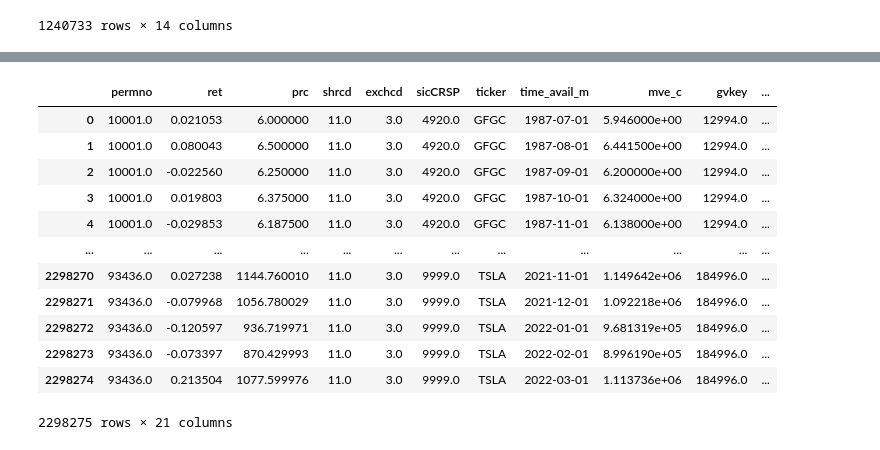
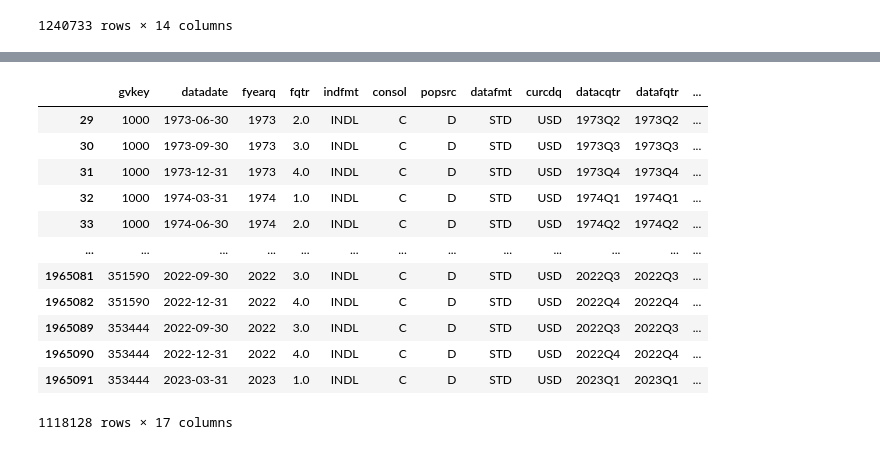
Before and after one commit to itsNH98/mixed_momentum, a Jupyter notebook: code/mixed_momentum.ipynb, the cells around one changed output, grey strips where cells are left out. Cells and saved outputs as stored; diff of their text form; code cells hidden in the pictures.

```diff
--- a/code/mixed_momentum.ipynb
+++ b/code/mixed_momentum.ipynb
@@ -142,16 +121,0 @@ lo = pd.merge(strat_df, sue_df, on=['gvkey', 'time_avail_m'])
-# %%
-lo
-# %% [output]
-|  | permno | ret | prc | shrcd | exchcd | sicCRSP | ticker | time_avail_m | mve_c | gvkey | ... |
-| 0 | 10001.0 | 0.021053 | 6.000000 | 11.0 | 3.0 | 4920.0 | GFGC | 1987-07-01 | 5.946000e+00 | 12994.0 | ... |
-| 1 | 10001.0 | 0.080043 | 6.500000 | 11.0 | 3.0 | 4920.0 | GFGC | 1987-08-01 | 6.441500e+00 | 12994.0 | ... |
-| 2 | 10001.0 | -0.022560 | 6.250000 | 11.0 | 3.0 | 4920.0 | GFGC | 1987-09-01 | 6.200000e+00 | 12994.0 | ... |
-| 3 | 10001.0 | 0.019803 | 6.375000 | 11.0 | 3.0 | 4920.0 | GFGC | 1987-10-01 | 6.324000e+00 | 12994.0 | ... |
-| 4 | 10001.0 | -0.029853 | 6.187500 | 11.0 | 3.0 | 4920.0 | GFGC | 1987-11-01 | 6.138000e+00 | 12994.0 | ... |
-| ... | ... | ... | ... | ... | ... | ... | ... | ... | ... | ... | ... |
-| 2298270 | 93436.0 | 0.027238 | 1144.760010 | 11.0 | 3.0 | 9999.0 | TSLA | 2021-11-01 | 1.149642e+06 | 184996.0 | ... |
-| 2298271 | 93436.0 | -0.079968 | 1056.780029 | 11.0 | 3.0 | 9999.0 | TSLA | 2021-12-01 | 1.092218e+06 | 184996.0 | ... |
-| 2298272 | 93436.0 | -0.120597 | 936.719971 | 11.0 | 3.0 | 9999.0 | TSLA | 2022-01-01 | 9.681319e+05 | 184996.0 | ... |
-| 2298273 | 93436.0 | -0.073397 | 870.429993 | 11.0 | 3.0 | 9999.0 | TSLA | 2022-02-01 | 8.996190e+05 | 184996.0 | ... |
-| 2298274 | 93436.0 | 0.213504 | 1077.599976 | 11.0 | 3.0 | 9999.0 | TSLA | 2022-03-01 | 1.113736e+06 | 184996.0 | ... |
-2298275 rows × 21 columns
@@ -159,0 +135,16 @@ lo['sue_high'] =
+# %%
+earnings
+# %% [output]
+|  | gvkey | datadate | fyearq | fqtr | indfmt | consol | popsrc | datafmt | curcdq | datacqtr | datafqtr | ... |
+| 29 | 1000 | 1973-06-30 | 1973 | 2.0 | INDL | C | D | STD | USD | 1973Q2 | 1973Q2 | ... |
+| 30 | 1000 | 1973-09-30 | 1973 | 3.0 | INDL | C | D | STD | USD | 1973Q3 | 1973Q3 | ... |
+| 31 | 1000 | 1973-12-31 | 1973 | 4.0 | INDL | C | D | STD | USD | 1973Q4 | 1973Q4 | ... |
+| 32 | 1000 | 1974-03-31 | 1974 | 1.0 | INDL | C | D | STD | USD | 1974Q1 | 1974Q1 | ... |
+| 33 | 1000 | 1974-06-30 | 1974 | 2.0 | INDL | C | D | STD | USD | 1974Q2 | 1974Q2 | ... |
+| ... | ... | ... | ... | ... | ... | ... | ... | ... | ... | ... | ... | ... |
+| 1965081 | 351590 | 2022-09-30 | 2022 | 3.0 | INDL | C | D | STD | USD | 2022Q3 | 2022Q3 | ... |
+| 1965082 | 351590 | 2022-12-31 | 2022 | 4.0 | INDL | C | D | STD | USD | 2022Q4 | 2022Q4 | ... |
+| 1965089 | 353444 | 2022-09-30 | 2022 | 3.0 | INDL | C | D | STD | USD | 2022Q3 | 2022Q3 | ... |
+| 1965090 | 353444 | 2022-12-31 | 2022 | 4.0 | INDL | C | D | STD | USD | 2022Q4 | 2022Q4 | ... |
+| 1965091 | 353444 | 2023-03-31 | 2023 | 1.0 | INDL | C | D | STD | USD | 2023Q1 | 2023Q1 | ... |
+1118128 rows × 17 columns
```
Also changed, not shown: parts of 43 cells of this notebook.
